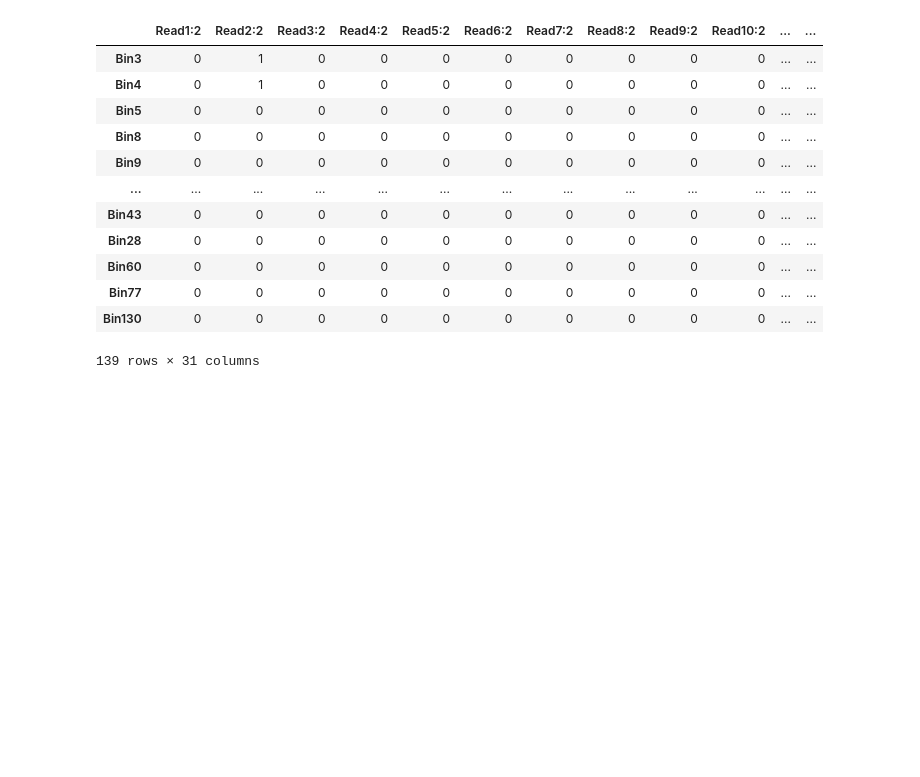
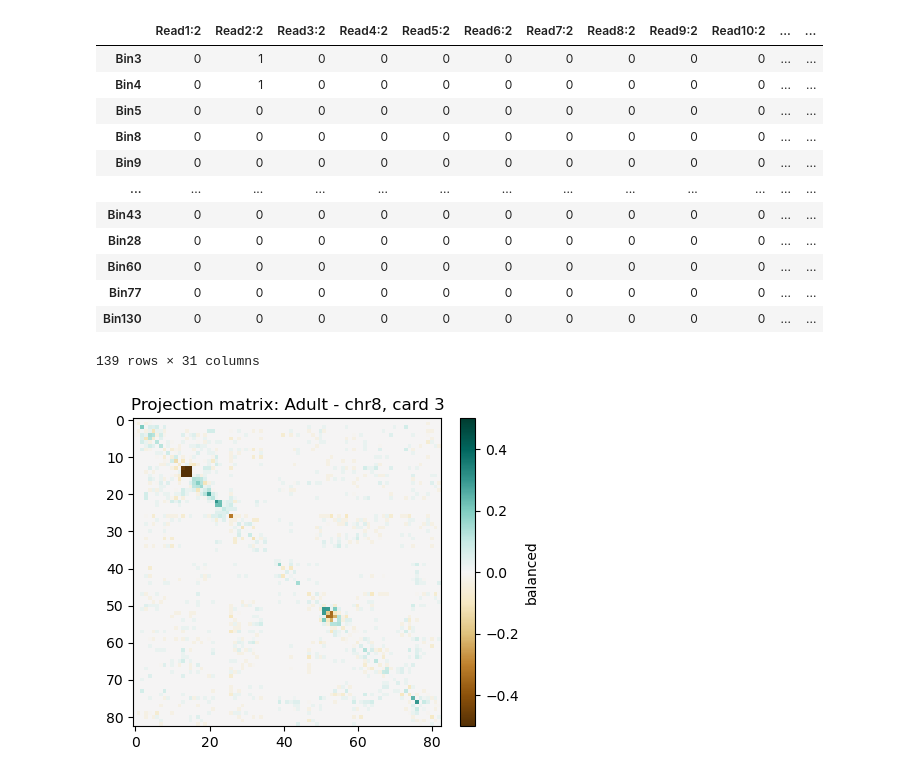
Before and after one commit to noush-joglekar/sporeC_prelim, a Jupyter notebook: scripts/jupyterNB/createAndPruneReads_fibs.ipynb, the cells around one changed output. Saved outputs shown, nothing was run; the diff lists cells and outputs as text; code cells hidden in the pictures; blank space fills up the shorter version.

```diff
--- a/scripts/jupyterNB/createAndPruneReads_fibs.ipynb
+++ b/scripts/jupyterNB/createAndPruneReads_fibs.ipynb
@@ -454,0 +457,20 @@ fullDF
+# %%
+file1 = f'{dataDir}{projMatDir}projMat_Int_adult_Card3_chr17'
+file2 = f'{dataDir}{projMatDir}projMat_Int_neonatal_Card3_chr17'
+
+f1 = pd.read_pickle(file1)
+f2 = pd.read_pickle(file2)
+
+norm_f1 = f1 / np.nanmax(f1)
+norm_f2 = f2 / np.nanmax(f2)
+# %%
+diffMat = norm_f1 - norm_f2
+# %%
+from matplotlib.colors import LogNorm
+plt.figure(figsize=(6, 4))
+im = plt.imshow(diffMat, cmap="BrBG",vmin = -0.5, vmax = 0.5)
+plt.colorbar(im, fraction=0.046, pad=0.04, label='balanced');
+plt.title(f"Projection matrix: Adult - chr8, card 3")
+plt.show()
+# %% [output]
+[figure, added]
```
Also changed, not shown: parts of 8 cells of this notebook, 1 other file.
